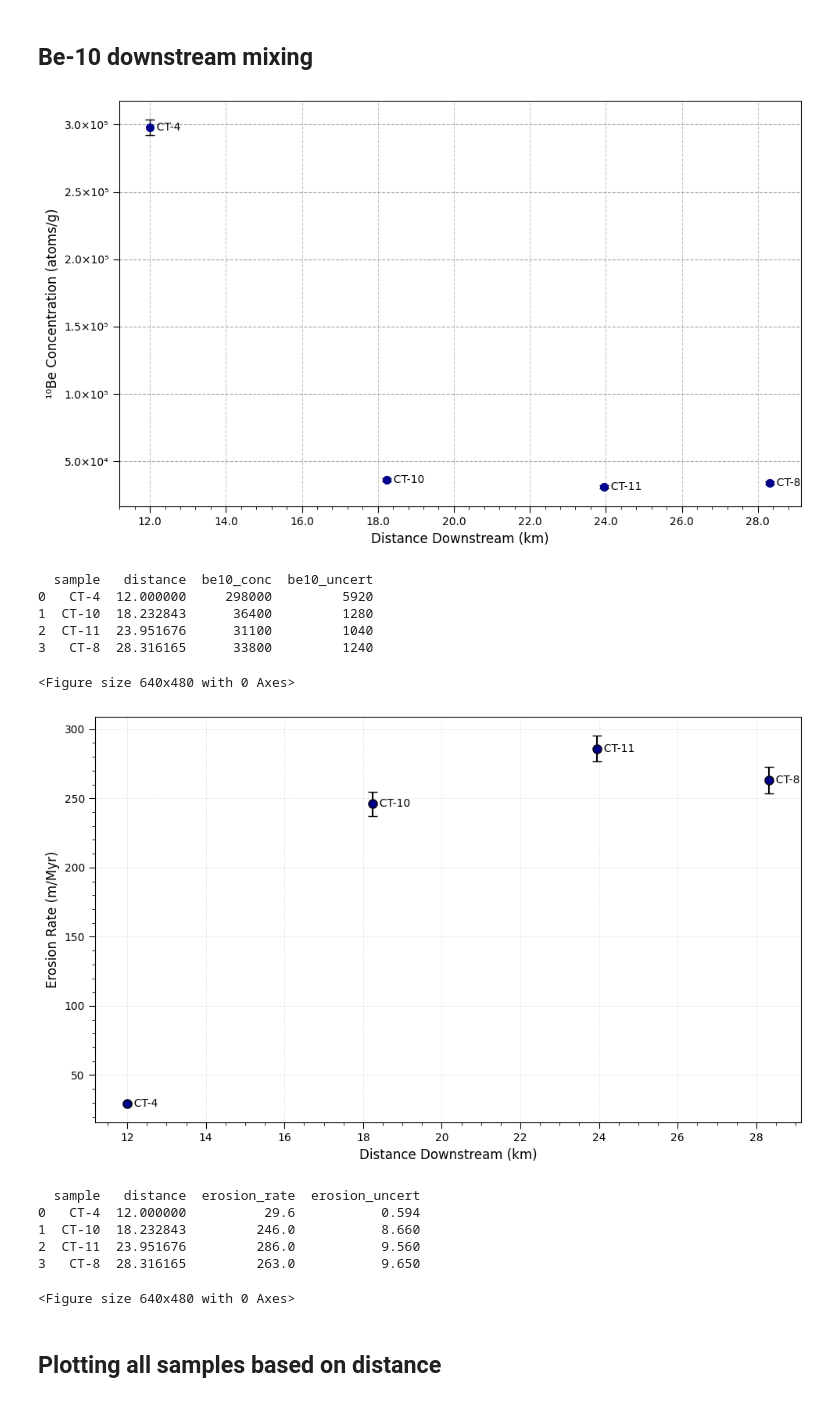
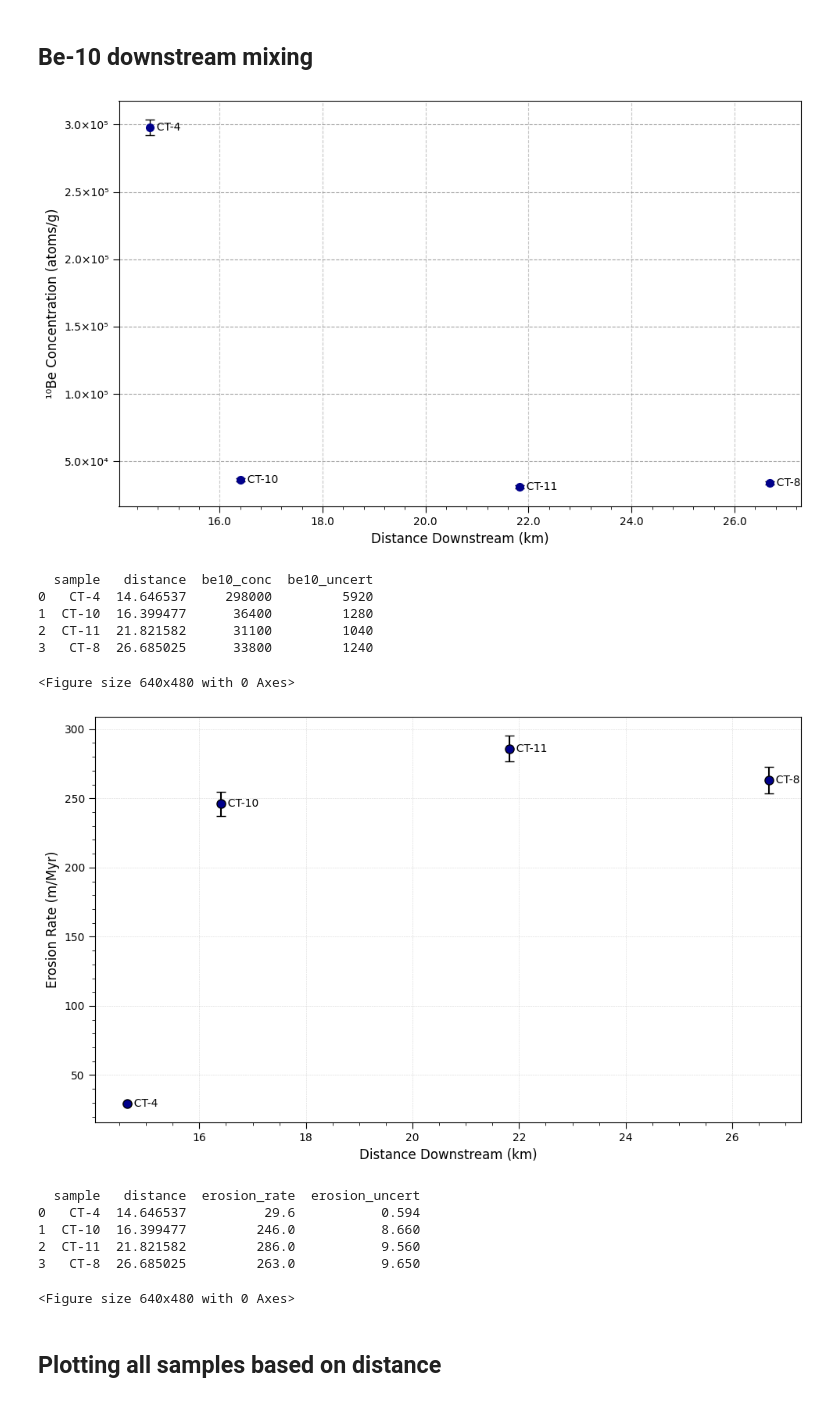
Before and after one commit to glong1321/AndesTG, a Jupyter notebook: Mataquito/Mixing_below_confluence/Below_confluence.ipynb, the cells around one changed output. Drawn from its saved outputs; the diff is of its cells as text; code cells hidden in the pictures.

Commit message:
Updated confluence distance calculation and plotting. Added new function for calculating the distance from the outlet to plot Be and erosion data vs distance

```diff
--- a/Mataquito/Mixing_below_confluence/Below_confluence.ipynb
+++ b/Mataquito/Mixing_below_confluence/Below_confluence.ipynb
@@ -350,8 +701,8 @@ Sample CT-4: 4952 rows after filtering out 0s and 1s
 # Plotting the Be-10 vs distance downstream
 # Only use downstream sequence samples
 samples = ['CT-4', 'CT-10', 'CT-11', 'CT-8']
-# Calculate distances
-distances = calculate_downstream_distances(df, samples)
+# Load calculated distances
+distances = distances
 # Get data for plotting
 plot_data = []
 for sample in samples:
@@ -450,19 +801,19 @@ plt.show()
 print(plot_df[['sample', 'distance', 'be10_conc', 'be10_uncert']])
 plt.savefig('Figures/downstream_mixing_Be-10.png')
 # %% [output]
-[figure, old version]
+[figure, new version]
   sample   distance  be10_conc  be10_uncert
-0   CT-4  12.000000     298000         5920
-1  CT-10  18.232843      36400         1280
-2  CT-11  23.951676      31100         1040
-3   CT-8  28.316165      33800         1240
+0   CT-4  14.646537     298000         5920
+1  CT-10  16.399477      36400         1280
+2  CT-11  21.821582      31100         1040
+3   CT-8  26.685025      33800         1240
 <Figure size 640x480 with 0 Axes>
 # %%
 # Plotting the Erosion Rate vs distance downstream
 # Only use downstream sequence samples
 samples = ['CT-4', 'CT-10', 'CT-11', 'CT-8']
-# Calculate distances
-distances = calculate_downstream_distances(df, samples)
+# Load calculated distances
+distances = distances
 # Get data for plotting
 plot_data = []
 for sample in samples:
@@ -487,39 +838,39 @@ fig, ax = plt.subplots(figsize=(10, 6))
 x_vals = plot_df['distance'].values
 y_vals = plot_df['erosion_rate'].values
 y_err = plot_df['erosion_uncert'].values
 # Plot with error bars
 ax.errorbar(x_vals, y_vals, yerr=y_err,
            fmt='o', markersize=8, capsize=4, capthick=1,
            linewidth=1.5, color='darkblue', ecolor='black',
            markerfacecolor='darkblue', markeredgecolor='black',
            zorder=3)
 # Add sample labels
 for _, row in plot_df.iterrows():
     ax.text(row['distance'], row['erosion_rate'], f"  {row['sample']}",
             verticalalignment='center', fontsize=10, zorder=4)
 
 ax.grid(True, linestyle='--', linewidth=0.4, alpha=0.3, color='gray')
 
 # Add minor ticks on both x and y axes
 ax.tick_params(axis='both', which='major', labelsize=10, direction='out', length=6)
 ax.tick_params(axis='both', which='minor', direction='out', length=3)
 ax.minorticks_on()
 
 # Labels and title
 ax.set_xlabel('Distance Downstream (km)', fontsize=12)
 ax.set_ylabel('Erosion Rate (m/Myr)', fontsize=12)
 #ax.set_title('Erosion Rate vs Distance Downstream', fontsize=14)
 plt.tight_layout()
 plt.show()
 print(plot_df[['sample', 'distance', 'erosion_rate', 'erosion_uncert']])
 plt.savefig('Figures/downstream_mixing_erosionrate.png')
 # %% [output]
-[figure, old version]
+[figure, new version]
   sample   distance  erosion_rate  erosion_uncert
-0   CT-4  12.000000          29.6           0.594
-1  CT-10  18.232843         246.0           8.660
-2  CT-11  23.951676         286.0           9.560
-3   CT-8  28.316165         263.0           9.650
+0   CT-4  14.646537          29.6           0.594
+1  CT-10  16.399477         246.0           8.660
+2  CT-11  21.821582         286.0           9.560
+3   CT-8  26.685025         263.0           9.650
 <Figure size 640x480 with 0 Axes>
 # %% [markdown]
 ## Plotting all samples based on distance
```
Also changed, not shown: parts of 19 cells of this notebook, 8 other files.
